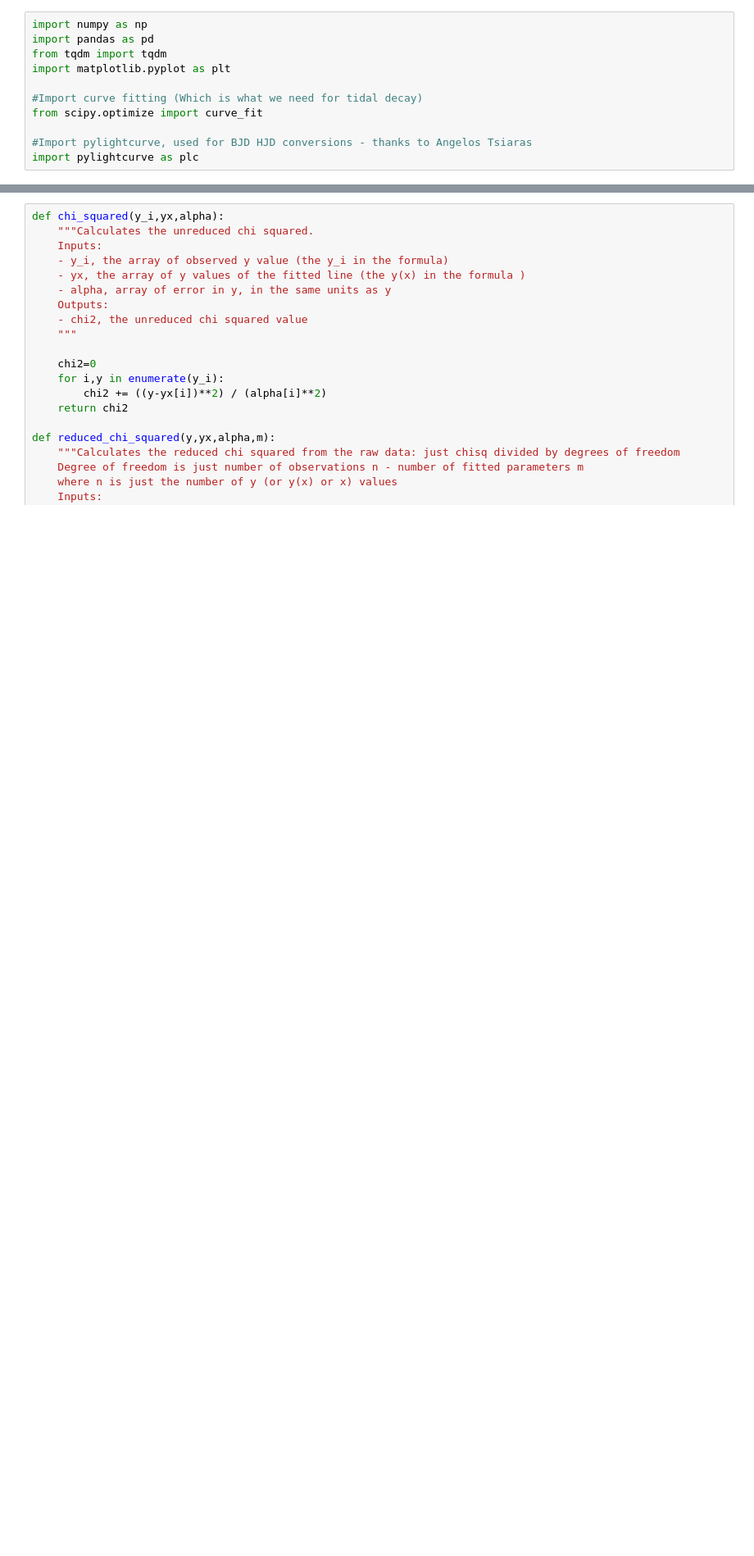
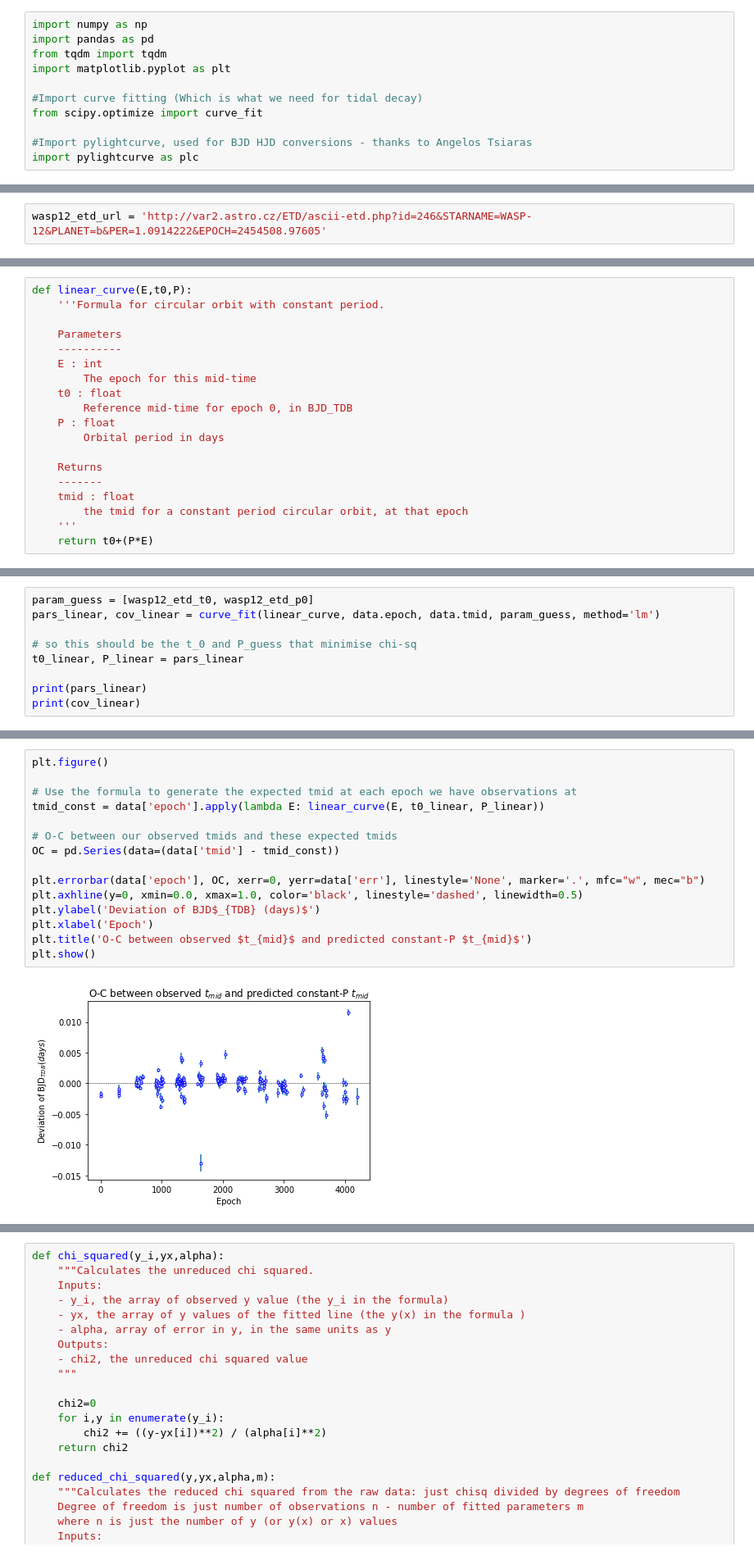
Before and after one commit to ross-dobson/TOTEMS, a Jupyter notebook: TOTEMS.ipynb, the cells around one changed output, grey strips where cells are left out. Shown at 82% size. Cells and saved outputs as stored; diff of their text form; blank space fills up the shorter version.

Commit message:
TOTEMS.ipynb: EOC data methods added, rewrite upto Linear
Completely re-written all methods upto and including fitting the linear model. Orbital decay and apsidal precession remain.

```diff
--- a/TOTEMS.ipynb
+++ b/TOTEMS.ipynb
@@ -19,0 +161,2 @@ import pylightcurve as plc
+# %%
+wasp12_etd_url = 'http://var2.astro.cz/ETD/ascii-etd.php?id=246&STARNAME=WASP-12&PLANET=b&PER=1.0914222&EPOCH=2454508.97605'
@@ -151,0 +482,19 @@ def filter_etd_data(no, bjd, mid_err, epoch, dq, filter_dq):
+# %%
+def linear_curve(E,t0,P):
+    '''Formula for circular orbit with constant period.
+
+    Parameters
+    ----------
+    E : int
+        The epoch for this mid-time
+    t0 : float
+        Reference mid-time for epoch 0, in BJD_TDB
+    P : float
+        Orbital period in days
+
+    Returns
+    -------
+    tmid : float
+        the tmid for a constant period circular orbit, at that epoch
+    '''
+    return t0+(P*E)
@@ -151,0 +503,9 @@ def filter_etd_data(no, bjd, mid_err, epoch, dq, filter_dq):
+# %%
+param_guess = [wasp12_etd_t0, wasp12_etd_p0]
+pars_linear, cov_linear = curve_fit(linear_curve, data.epoch, data.tmid, param_guess, method='lm')
+
+# so this should be the t_0 and P_guess that minimise chi-sq
+t0_linear, P_linear = pars_linear
+
+print(pars_linear)
+print(cov_linear)
@@ -151,0 +516,17 @@ def filter_etd_data(no, bjd, mid_err, epoch, dq, filter_dq):
+# %%
+plt.figure()
+
+# Use the formula to generate the expected tmid at each epoch we have observations at
+tmid_const = data['epoch'].apply(lambda E: linear_curve(E, t0_linear, P_linear))
+
+# O-C between our observed tmids and these expected tmids
+OC = pd.Series(data=(data['tmid'] - tmid_const))
+
+plt.errorbar(data['epoch'], OC, xerr=0, yerr=data['err'], linestyle='None', marker='.', mfc="w", mec="b")
+plt.axhline(y=0, xmin=0.0, xmax=1.0, color='black', linestyle='dashed', linewidth=0.5)
+plt.ylabel('Deviation of BJD$_{TDB} (days)$')
+plt.xlabel('Epoch')
+plt.title('O-C between observed $t_{mid}$ and predicted constant-P $t_{mid}$')
+plt.show()
+# %% [output]
+[figure, added]
```
Also changed, not shown: parts of 31 cells of this notebook.
